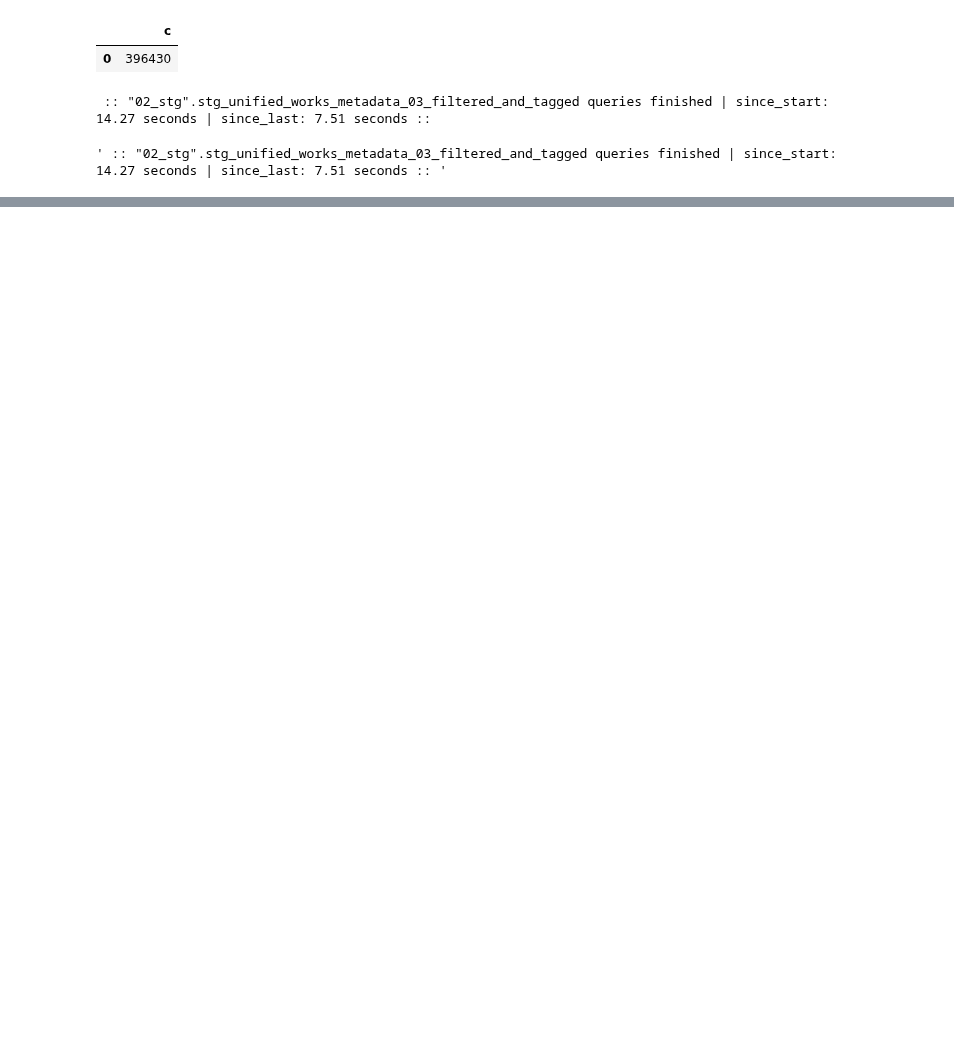
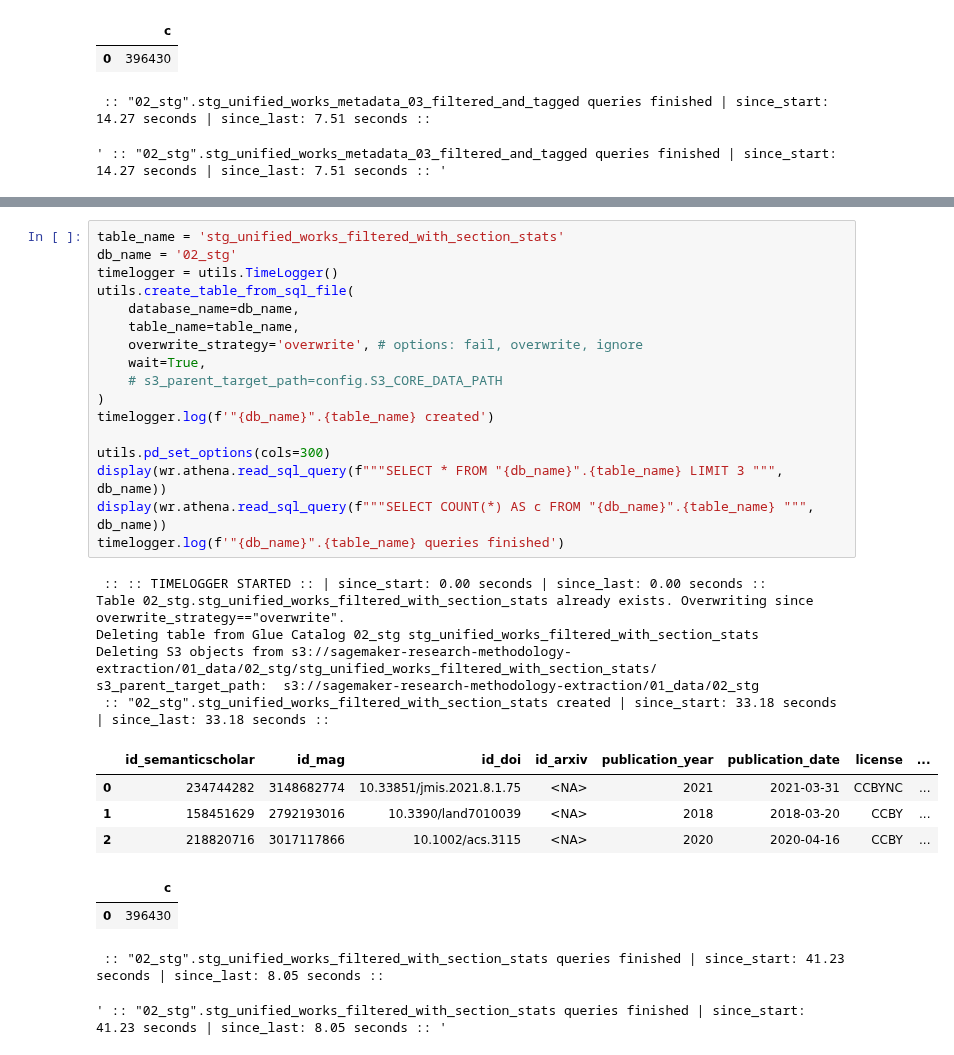
Before and after one commit to ka-steve/sagemaker_research_classification, a Jupyter notebook: src/04_transformation/04_01_transformation_control.ipynb, the cells around one changed output, grey strips where cells are left out. Drawn from its saved outputs; the diff is of its cells as text; blank space fills up the shorter version.

```diff
--- a/src/04_transformation/04_01_transformation_control.ipynb
+++ b/src/04_transformation/04_01_transformation_control.ipynb
@@ -722,0 +753,32 @@ SELECT id_semanticscholar, bucket_10p FROM numbered WHERE openalex_primary_topic
+# %%
+table_name = 'stg_unified_works_filtered_with_section_stats'
+db_name = '02_stg'
+timelogger = utils.TimeLogger()
+utils.create_table_from_sql_file(
+    database_name=db_name,
+    table_name=table_name,
+    overwrite_strategy='overwrite', # options: fail, overwrite, ignore
+    wait=True,
+    # s3_parent_target_path=config.S3_CORE_DATA_PATH
+)
+timelogger.log(f'"{db_name}".{table_name} created')
+
+utils.pd_set_options(cols=300)
+display(wr.athena.read_sql_query(f"""SELECT * FROM "{db_name}".{table_name} LIMIT 3 """, db_name))
+display(wr.athena.read_sql_query(f"""SELECT COUNT(*) AS c FROM "{db_name}".{table_name} """, db_name))
+timelogger.log(f'"{db_name}".{table_name} queries finished')
+# %% [output]
+ :: :: TIMELOGGER STARTED :: | since_start: 0.00 seconds | since_last: 0.00 seconds ::
+Table 02_stg.stg_unified_works_filtered_with_section_stats already exists. Overwriting since overwrite_strategy=="overwrite".
+Deleting table from Glue Catalog 02_stg stg_unified_works_filtered_with_section_stats
+Deleting S3 objects from s3://sagemaker-research-methodology-extraction/01_data/02_stg/stg_unified_works_filtered_with_section_stats/
+s3_parent_target_path:  s3://sagemaker-research-methodology-extraction/01_data/02_stg
+ :: "02_stg".stg_unified_works_filtered_with_section_stats created | since_start: 33.18 seconds | since_last: 33.18 seconds ::
+|  | id_semanticscholar | id_mag | id_doi | id_arxiv | publication_year | publication_date | license | ... |
+| 0 | 234744282 | 3148682774 | 10.33851/jmis.2021.8.1.75 | <NA> | 2021 | 2021-03-31 | CCBYNC | ... |
+| 1 | 158451629 | 2792193016 | 10.3390/land7010039 | <NA> | 2018 | 2018-03-20 | CCBY | ... |
+| 2 | 218820716 | 3017117866 | 10.1002/acs.3115 | <NA> | 2020 | 2020-04-16 | CCBY | ... |
+|  | c |
+| 0 | 396430 |
+ :: "02_stg".stg_unified_works_filtered_with_section_stats queries finished | since_start: 41.23 seconds | since_last: 8.05 seconds ::
+' :: "02_stg".stg_unified_works_filtered_with_section_stats queries finished | since_start: 41.23 seconds | since_last: 8.05 seconds :: '
```
Also changed, not shown: parts of 14 cells of this notebook, 10 other files.
